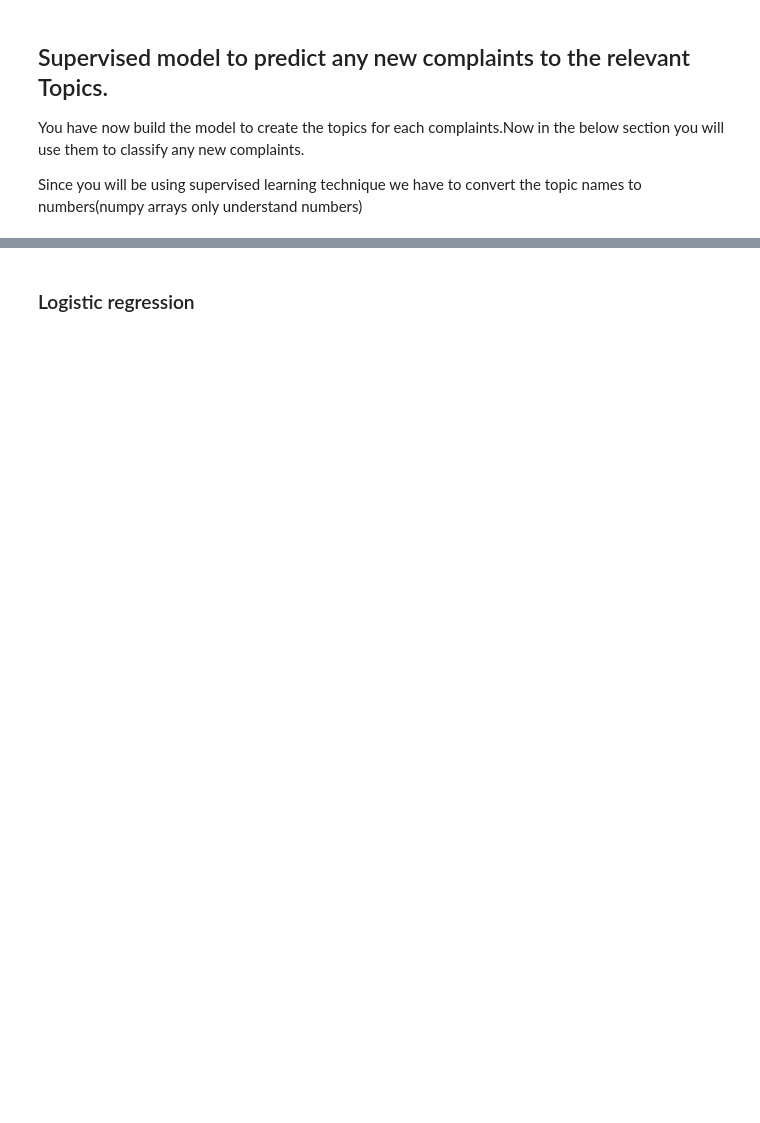
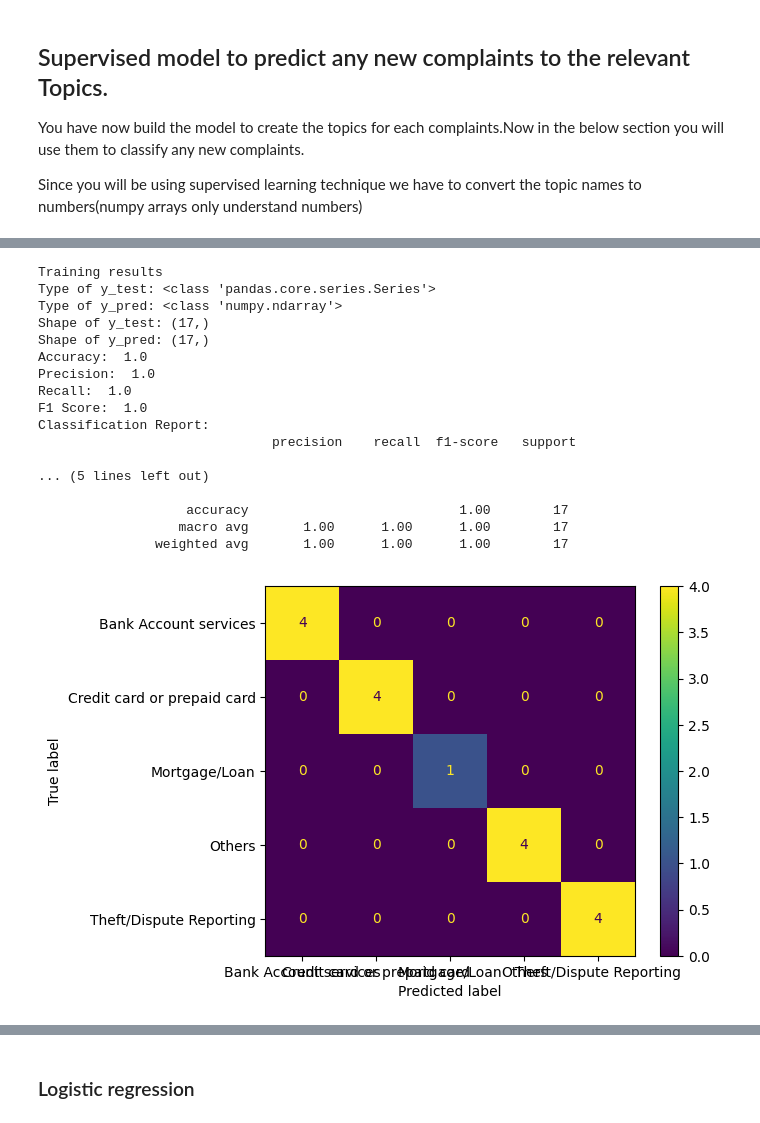
Before and after one commit to mayur200/automatic-ticket-classification-nlp, a Jupyter notebook: Automatic_Ticket_Classification_Assignment.ipynb, the cells around one changed output, grey strips where cells are left out. Cells and saved outputs as stored; diff of their text form; code cells hidden in the pictures; blank space fills up the shorter version.

Commit message:
Add Automatic_Ticket_Classification_Assignment.ipynb to model_2

```diff
--- a/Automatic_Ticket_Classification_Assignment.ipynb
+++ b/Automatic_Ticket_Classification_Assignment.ipynb
@@ -801,3 +771,3 @@ from sklearn.metrics import confusion_matrix,ConfusionMatrixDisplay
 # %%
-# Prepare the training and test data
-train_X, test_X, train_y, test_y = train_test_split(X_train_tf, training_data['Topic'], test_size=0.30, random_state=30)
+# Splitting the data into training and testing sets
+train_data, test_data = train_test_split(training_data, test_size=0.3, random_state=42)
@@ -804,13 +825,26 @@ train_X, test_X, train_y, test_y = train_test_split(X_train_tf, training_data['T
 # %%
-# function to evaluate the model and display the results
-def eval_model(y_test,y_pred,y_pred_proba,type='Training'):
-    print(type,'results')
-    print('Accuracy: ', accuracy_score(y_test,y_pred).round(2))
-    print('Precision: ', precision_score(y_test,y_pred,average='weighted').round(2))
-    print('Recall: ', recall_score(y_test,y_pred,average='weighted').round(2))
-    print('F1 Score: ', f1_score(y_test,y_pred,average='weighted').round(2))
-    print('ROC AUC Score: ', roc_auc_score(y_test,y_pred_proba,average='weighted',multi_class='ovr').round(2))
-    print('Classification Report: ', classification_report(y_test,y_pred))
-    cm = confusion_matrix(y_test,y_pred)
-    disp = ConfusionMatrixDisplay(confusion_matrix=cm,display_labels=training_data['Topic'].unique())
+def eval_model(y_test, y_pred, eval_type='Testing'):
+    print(eval_type, 'results')
+
+    # y_pred is converted to numpy array
+    if isinstance(y_pred, pd.Series):
+        y_pred = y_pred.values
+
+    # metrics
+    accuracy = accuracy_score(y_test, y_pred)
+    print('Accuracy: ', accuracy)
+
+    precision = precision_score(y_test, y_pred, average='weighted')
+    print('Precision: ', precision)
+
+    recall = recall_score(y_test, y_pred, average='weighted')
+    print('Recall: ', recall)
+
+    f1 = f1_score(y_test, y_pred, average='weighted')
+    print('F1 Score: ', f1)
+    print('Classification Report:\n', classification_report(y_test, y_pred))
+
+    # confusion matrix
+    cm = confusion_matrix(y_test, y_pred)
+    disp = ConfusionMatrixDisplay(confusion_matrix=cm, display_labels=np.unique(y_test))
     disp.plot()
@@ -887,0 +853,25 @@ Precision and F-score are ill-defined and being set to 0.0 in labels with no pre
+# %%
+# compute predictions on train set
+y_train_preds = best_model.predict(X_train)
+
+# evaluate on train set using eval_model
+eval_model(y_train, y_train_preds, eval_type='Training')
+# %% [output]
+Training results
+Type of y_test: <class 'pandas.core.series.Series'>
+Type of y_pred: <class 'numpy.ndarray'>
+Shape of y_test: (17,)
+Shape of y_pred: (17,)
+Accuracy:  1.0
+Precision:  1.0
+Recall:  1.0
+F1 Score:  1.0
+Classification Report:
+                              precision    recall  f1-score   support
+
+... (5 lines left out)
+
+                   accuracy                           1.00        17
+                  macro avg       1.00      1.00      1.00        17
+               weighted avg       1.00      1.00      1.00        17
+[figure, added]
```
Also changed, not shown: parts of 63 cells of this notebook.
